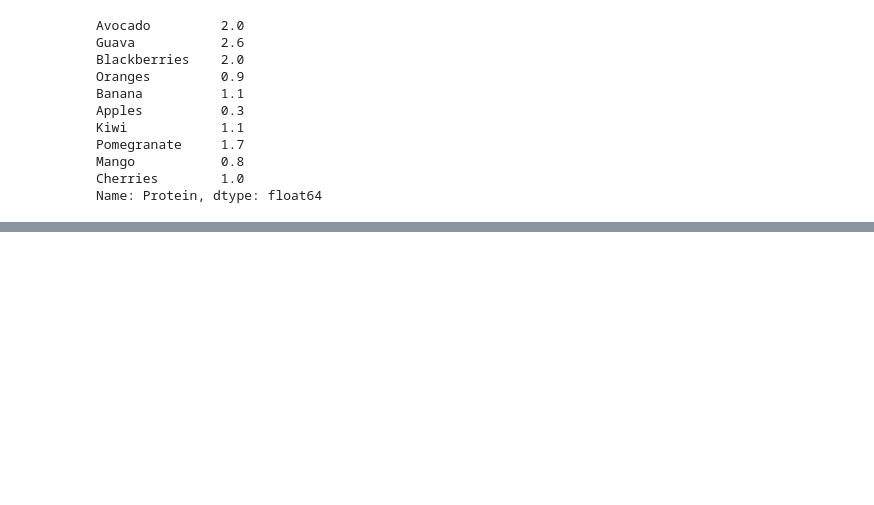
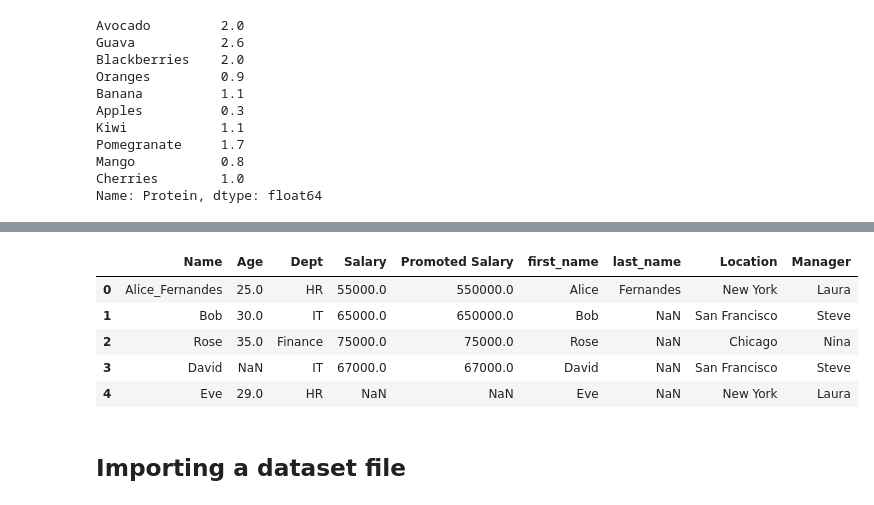
Before and after one commit to TridentifyIshaan/AIML_MiniProjects, a Jupyter notebook: Numpy_Pandas/2.ipynb, the cells around one changed output, grey strips where cells are left out. Saved outputs shown, nothing was run; the diff lists cells and outputs as text; code cells hidden in the pictures; blank space fills up the shorter version.

```diff
--- a/Numpy_Pandas/2.ipynb
+++ b/Numpy_Pandas/2.ipynb
@@ -167,0 +585,11 @@ Name: Protein, dtype: float64
+# %%
+pd.merge(df, df2, on = "Dept") # Merged on the common column Dept
+# %% [output]
+|  | Name | Age | Dept | Salary | Promoted Salary | first_name | last_name | Location | Manager |
+| 0 | Alice_Fernandes | 25.0 | HR | 55000.0 | 550000.0 | Alice | Fernandes | New York | Laura |
+| 1 | Bob | 30.0 | IT | 65000.0 | 650000.0 | Bob | NaN | San Francisco | Steve |
+| 2 | Rose | 35.0 | Finance | 75000.0 | 75000.0 | Rose | NaN | Chicago | Nina |
+| 3 | David | NaN | IT | 67000.0 | 67000.0 | David | NaN | San Francisco | Steve |
+| 4 | Eve | 29.0 | HR | NaN | NaN | Eve | NaN | New York | Laura |
+# %% [markdown]
+## Importing a dataset file
```
Also changed, not shown: parts of 55 cells of this notebook, 1 other file.
